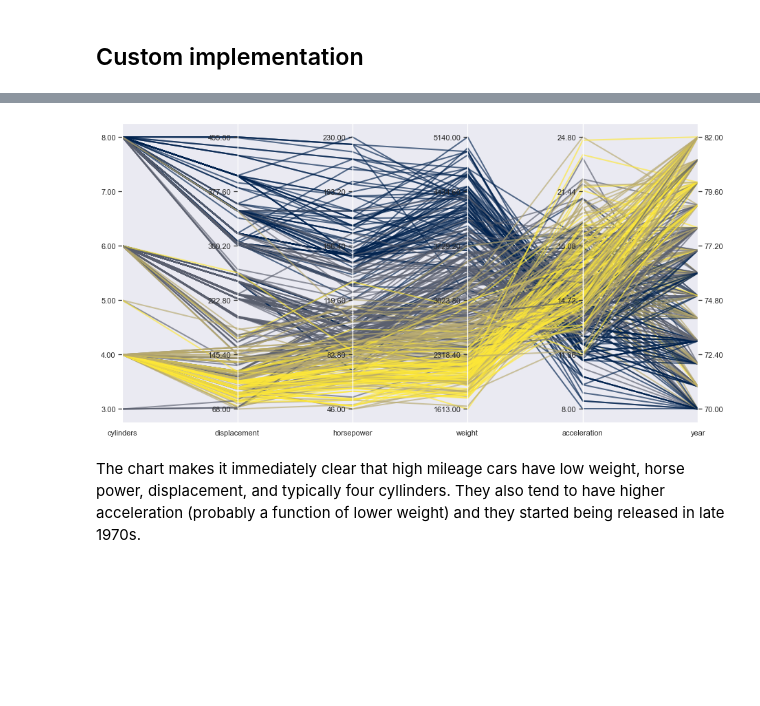
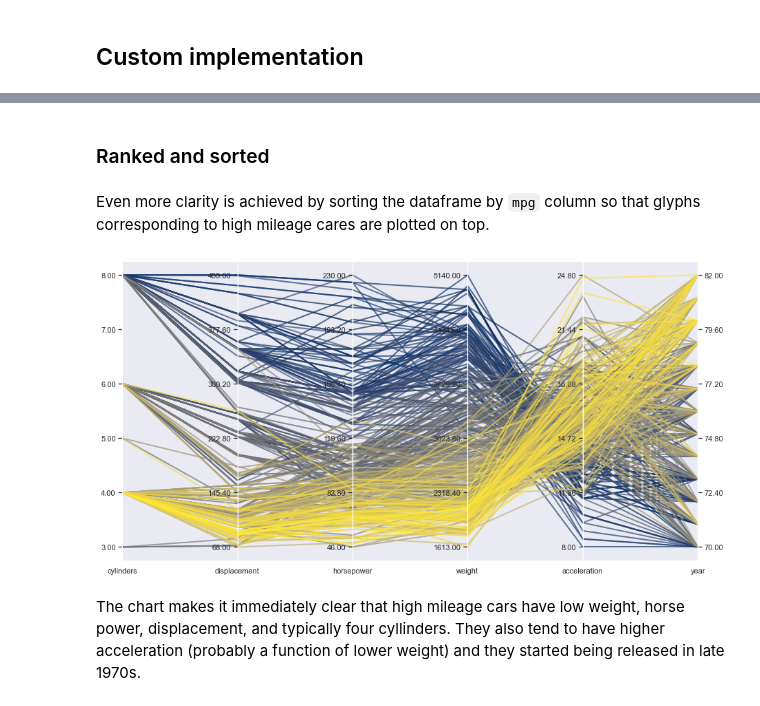
Before and after one commit to escherba/notebooks, a Jupyter notebook: parallel_coords.ipynb, the cells around one changed output, grey strips where cells are left out. Cells and saved outputs as stored; diff of their text form; code cells hidden in the pictures; blank space fills up the shorter version.

```diff
--- a/parallel_coords.ipynb
+++ b/parallel_coords.ipynb
@@ -15,9 +15,6 @@ sns.set()
 ## Load Data
 # %%
 df = pd.read_csv("data/datasets_309_669_Auto.csv")
-# %%
-df['horsepower'] = pd.to_numeric(df['horsepower'].replace('?', np.nan))
-df['mpg'] = pd.cut(df['mpg'], [8, 16, 24, 32, 50])
 # %%
 df.dtypes
 # %% [output]
@@ -35,0 +39,2 @@ dtype: object
+# %%
+df['mpg_cat'] = pd.cut(df['mpg'], [8, 16, 24, 32, 50])
@@ -161,8 +201,12 @@ def parallel_coordinates(df, dimensions=None, color=None, prefix=None, sort_asce
+# %% [markdown]
+### Ranked and sorted
+# %% [markdown]
+Even more clarity is achieved by sorting the dataframe by `mpg` column so that glyphs corresponding to high mileage cares are plotted on top.
 # %%
-parallel_coordinates(df, color="mpg", rank_color=True, sort_ascending=None, alpha=0.66,
+parallel_coordinates(df, color="mpg", sort_ascending=True, rank_color=True, alpha=0.66,
                      dimensions=['cylinders', 'displacement', 'horsepower', 'weight', 'acceleration', 'year'])
 # %% [output]
-[figure, old version]
+[figure, new version]
 # %% [markdown]
 The chart makes it immediately clear that high mileage cars have low weight, horse power, displacement, and typically four cyllinders. They also tend to have higher acceleration (probably a function of lower weight) and they started being released in late 1970s.
 # %% [markdown]
```
Also changed, not shown: parts of 26 cells of this notebook.
